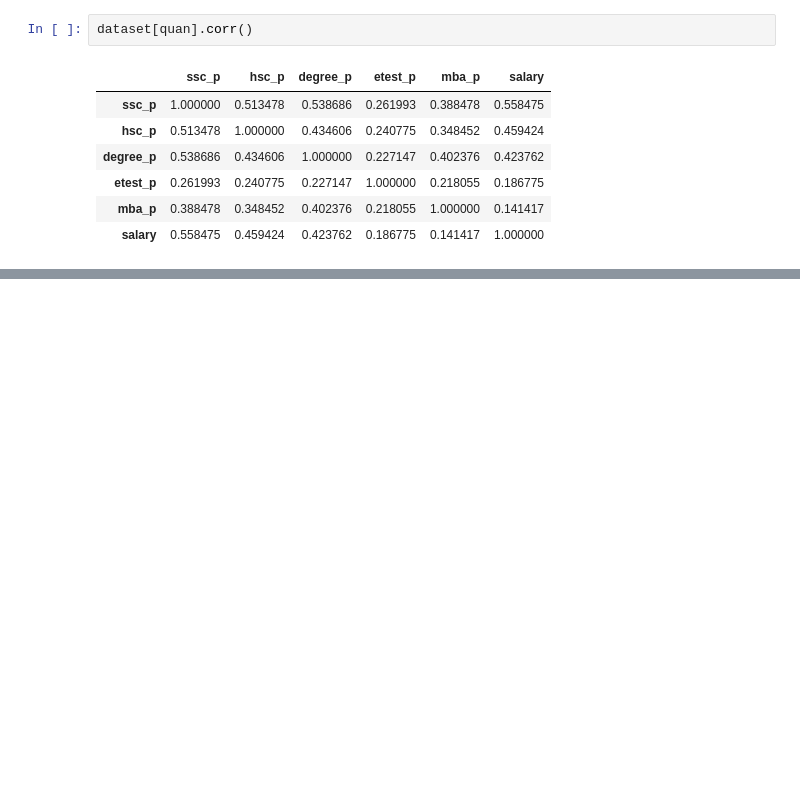
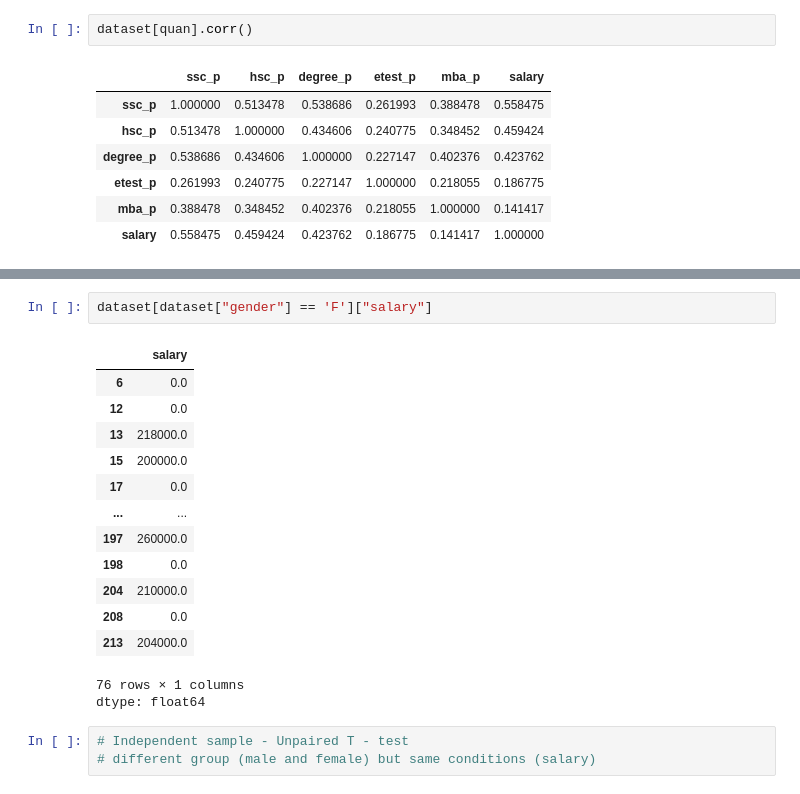
Before and after one commit to Monisha1205/google_colab_quanqual, a Jupyter notebook: Bivar_cov_and_corr_.ipynb, the cells around one changed output, grey strips where cells are left out. Cells and saved outputs as stored; diff of their text form; blank space fills up the shorter version.

```diff
--- a/Bivar_cov_and_corr_.ipynb
+++ b/Bivar_cov_and_corr_.ipynb
@@ -83,0 +117,20 @@ dataset[quan].corr()
+# %%
+dataset[dataset["gender"] == 'F']["salary"]
+# %% [output]
+|  | salary |
+| 6 | 0.0 |
+| 12 | 0.0 |
+| 13 | 218000.0 |
+| 15 | 200000.0 |
+| 17 | 0.0 |
+| ... | ... |
+| 197 | 260000.0 |
+| 198 | 0.0 |
+| 204 | 210000.0 |
+| 208 | 0.0 |
+| 213 | 204000.0 |
+76 rows × 1 columns
+dtype: float64
+# %%
+# Independent sample - Unpaired T - test
+# different group (male and female) but same conditions (salary)
```
Also changed, not shown: parts of 15 cells of this notebook.
